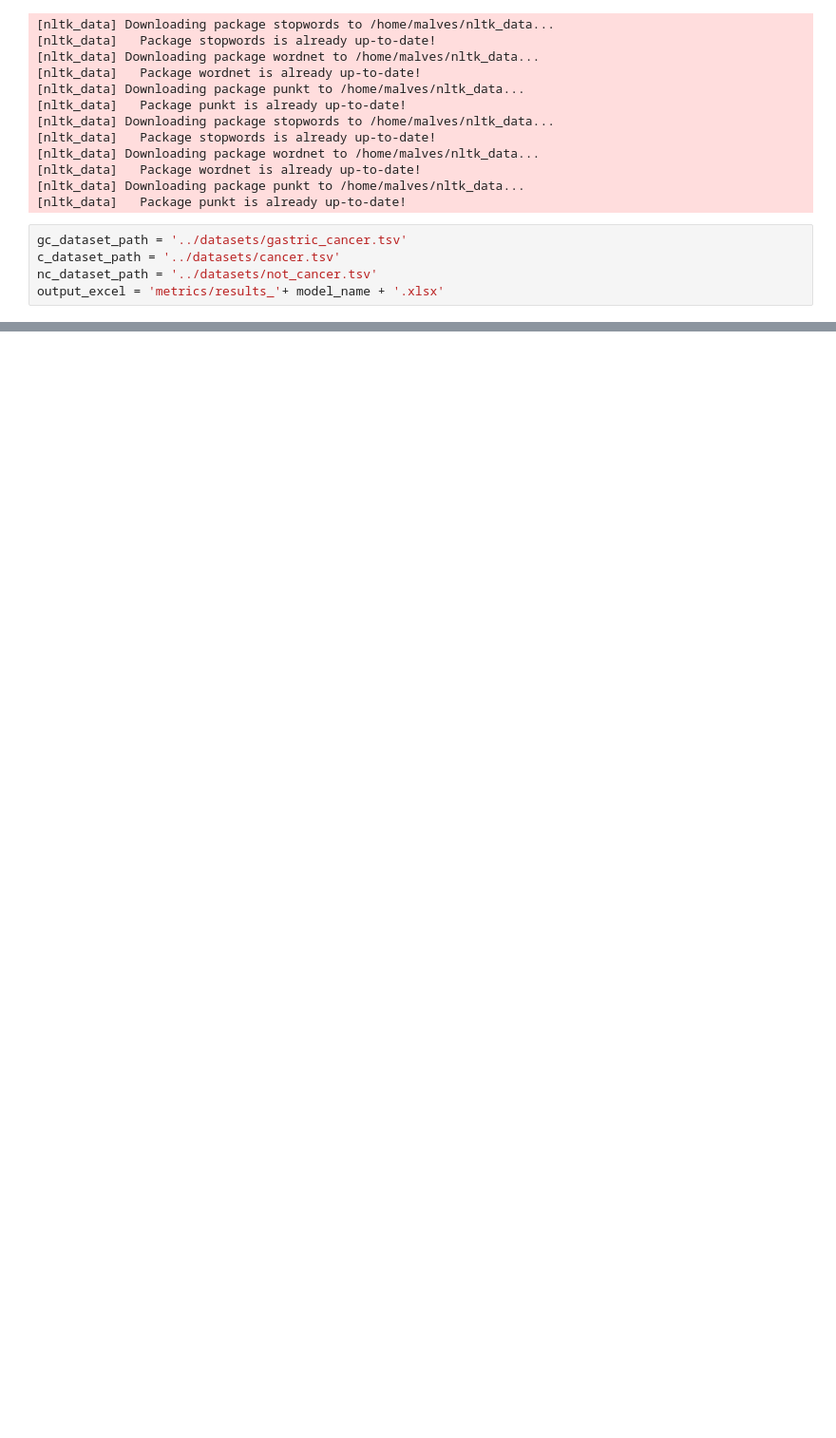
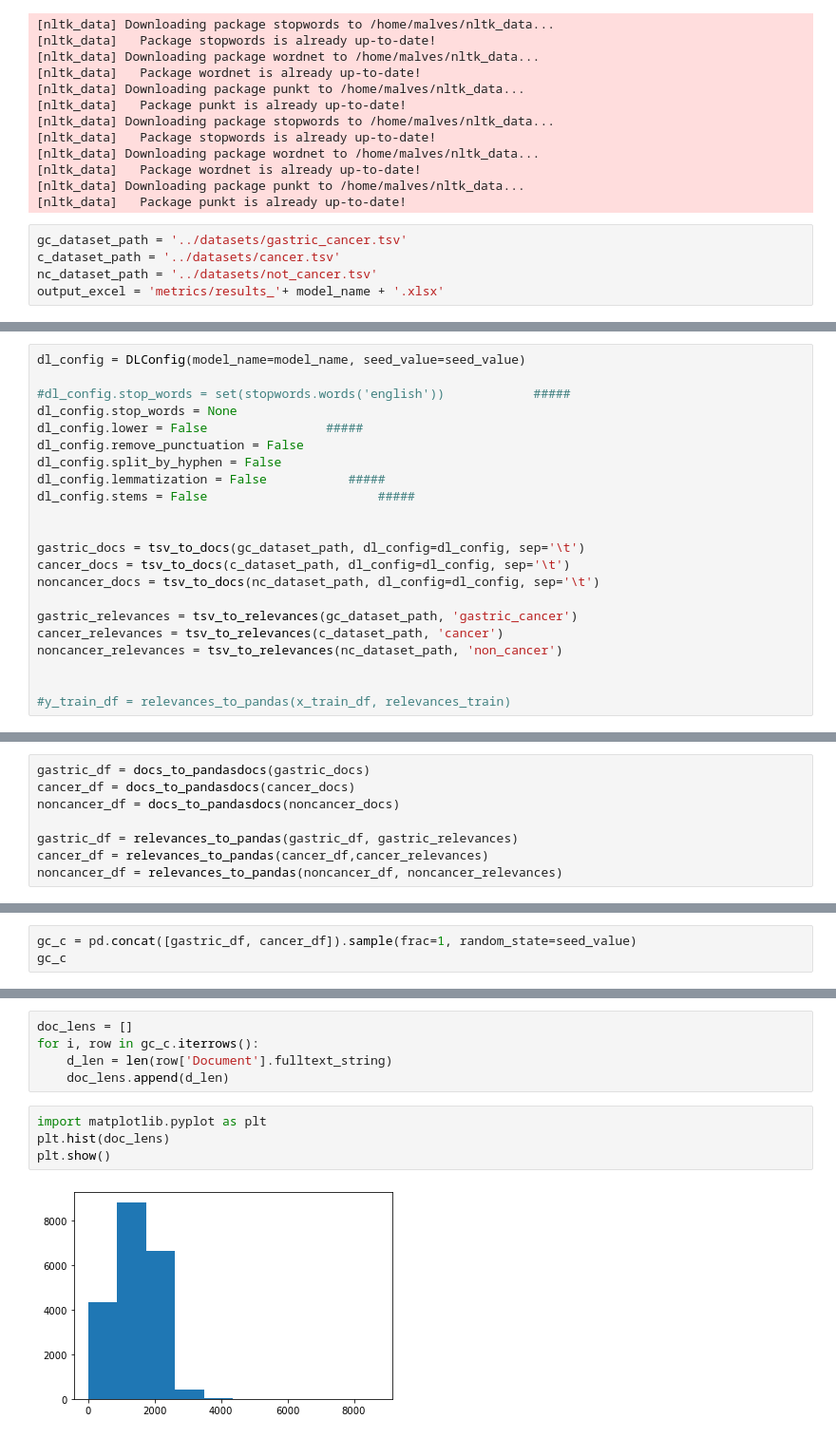
Before and after one commit to BioSystemsUM/biotmpy, a Jupyter notebook: pipelines/Gastric_Cancer.ipynb, the cells around one changed output, grey strips where cells are left out. Shown at 95% size. Cells and saved outputs as stored; diff of their text form; blank space fills up the shorter version.

```diff
--- a/pipelines/Gastric_Cancer.ipynb
+++ b/pipelines/Gastric_Cancer.ipynb
@@ -342,0 +137,22 @@ nc_df_sib.to_csv('sib/not_cancer_sib.tsv', sep='\t', index=False)
+# %%
+dl_config = DLConfig(model_name=model_name, seed_value=seed_value)
+
+#dl_config.stop_words = set(stopwords.words('english'))            #####
+dl_config.stop_words = None
+dl_config.lower = False                #####
+dl_config.remove_punctuation = False
+dl_config.split_by_hyphen = False
+dl_config.lemmatization = False           #####
+dl_config.stems = False                       #####
+
+
+gastric_docs = tsv_to_docs(gc_dataset_path, dl_config=dl_config, sep='\t')
+cancer_docs = tsv_to_docs(c_dataset_path, dl_config=dl_config, sep='\t')
+noncancer_docs = tsv_to_docs(nc_dataset_path, dl_config=dl_config, sep='\t')
+
+gastric_relevances = tsv_to_relevances(gc_dataset_path, 'gastric_cancer')
+cancer_relevances = tsv_to_relevances(c_dataset_path, 'cancer')
+noncancer_relevances = tsv_to_relevances(nc_dataset_path, 'non_cancer')
+
+
+#y_train_df = relevances_to_pandas(x_train_df, relevances_train)
@@ -342,0 +167,8 @@ nc_df_sib.to_csv('sib/not_cancer_sib.tsv', sep='\t', index=False)
+# %%
+gastric_df = docs_to_pandasdocs(gastric_docs)
+cancer_df = docs_to_pandasdocs(cancer_docs)
+noncancer_df = docs_to_pandasdocs(noncancer_docs)
+
+gastric_df = relevances_to_pandas(gastric_df, gastric_relevances)
+cancer_df = relevances_to_pandas(cancer_df,cancer_relevances)
+noncancer_df = relevances_to_pandas(noncancer_df, noncancer_relevances)
@@ -342,0 +197,3 @@ nc_df_sib.to_csv('sib/not_cancer_sib.tsv', sep='\t', index=False)
+# %%
+gc_c = pd.concat([gastric_df, cancer_df]).sample(frac=1, random_state=seed_value)
+gc_c
@@ -342,0 +214,11 @@ nc_df_sib.to_csv('sib/not_cancer_sib.tsv', sep='\t', index=False)
+# %%
+doc_lens = []
+for i, row in gc_c.iterrows():
+    d_len = len(row['Document'].fulltext_string)
+    doc_lens.append(d_len)
+# %%
+import matplotlib.pyplot as plt
+plt.hist(doc_lens)
+plt.show()
+# %% [output]
+[figure, added]
```
Also changed, not shown: parts of 42 cells of this notebook, 8 other files.
